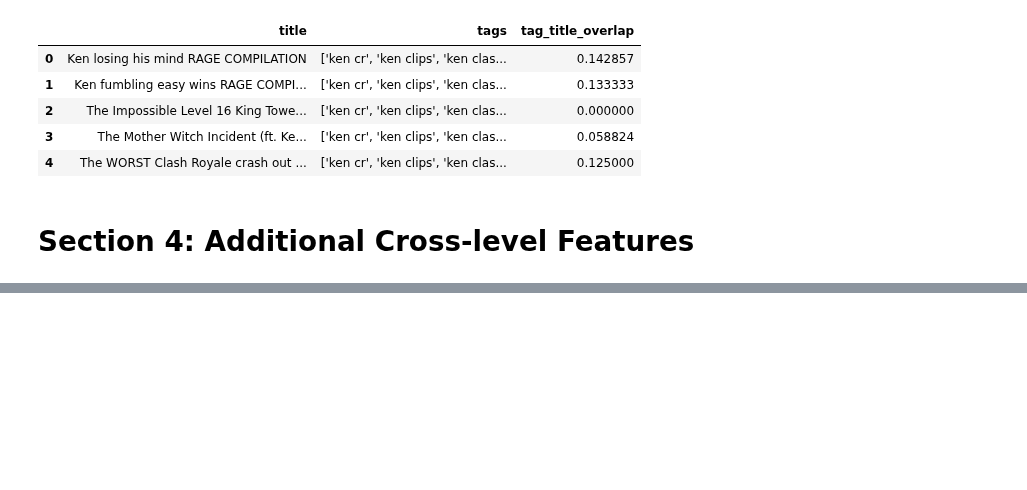
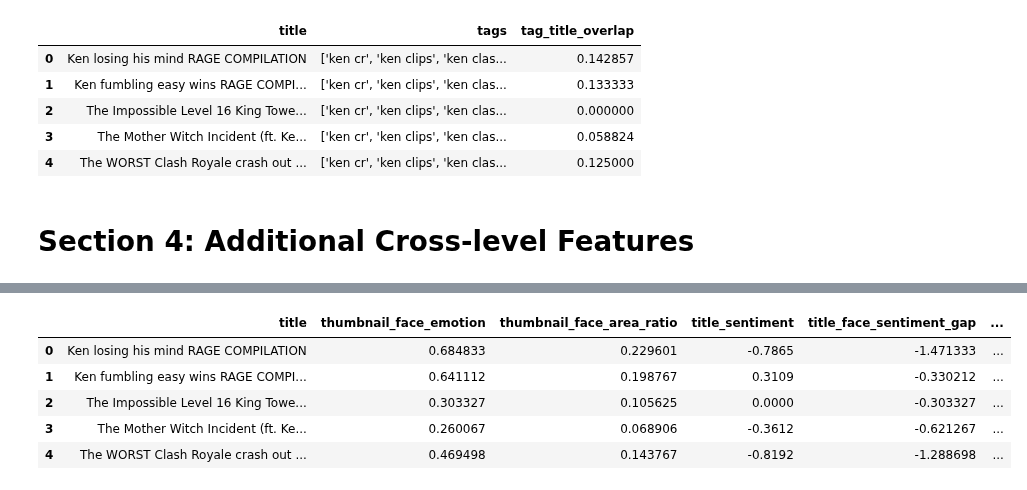
Before and after one commit to rithikkulkarni/Video-Virality, a Jupyter notebook: feature_v2.ipynb, the cells around one changed output, grey strips where cells are left out. Cells and saved outputs as stored; diff of their text form; code cells hidden in the pictures; blank space fills up the shorter version.

Commit message:
Made some cross-level features (started section 4, still more could be added)

```diff
--- a/feature_v2.ipynb
+++ b/feature_v2.ipynb
@@ -1607,0 +1629,41 @@ df[["title", "tags", "tag_title_overlap"]].head()
+# %%
+##### Creates:
+# Cross-level feature between title and face sentiment
+
+# title_face_sentiment_gap               = title_sentiment - thumbnail_face_emotion           [-2,2]
+# title_face_sentiment_mismatch          = abs(gap)                                           [0,2]
+# title_face_sentiment_mismatch_weighted = mismatch * thumbnail_face_area_ratio               [0,2] scaled by face area
+
+import numpy as np
+import pandas as pd
+
+# Ensure required columns exist and are numeric
+for col in ["title_sentiment", "thumbnail_face_emotion", "thumbnail_face_area_ratio"]:
+    if col not in df.columns:
+        raise KeyError(f"Missing required column: {col}")
+    df[col] = pd.to_numeric(df[col], errors="coerce")
+
+# Signed gap (direction matters)
+df["title_face_sentiment_gap"] = df["title_sentiment"] - df["thumbnail_face_emotion"]
+
+# Magnitude-only mismatch
+df["title_face_sentiment_mismatch"] = df["title_face_sentiment_gap"].abs()
+
+# Weighted by face presence/size (zeros out when no face; stays NaN if inputs are NaN)
+df["title_face_sentiment_mismatch_weighted"] = (
+    df["title_face_sentiment_mismatch"] * df["thumbnail_face_area_ratio"].fillna(0.0)
+)
+
+# Feature preview
+df[[
+    "title", "thumbnail_face_emotion", "thumbnail_face_area_ratio",
+    "title_sentiment", "title_face_sentiment_gap",
+    "title_face_sentiment_mismatch", "title_face_sentiment_mismatch_weighted"
+]].head()
+# %% [output]
+|  | title | thumbnail_face_emotion | thumbnail_face_area_ratio | title_sentiment | title_face_sentiment_gap | ... |
+| 0 | Ken losing his mind RAGE COMPILATION | 0.684833 | 0.229601 | -0.7865 | -1.471333 | ... |
+| 1 | Ken fumbling easy wins RAGE COMPI... | 0.641112 | 0.198767 | 0.3109 | -0.330212 | ... |
+| 2 | The Impossible Level 16 King Towe... | 0.303327 | 0.105625 | 0.0000 | -0.303327 | ... |
+| 3 | The Mother Witch Incident (ft. Ke... | 0.260067 | 0.068906 | -0.3612 | -0.621267 | ... |
+| 4 | The WORST Clash Royale crash out ... | 0.469498 | 0.143767 | -0.8192 | -1.288698 | ... |
```
Also changed, not shown: parts of 3 cells of this notebook.
